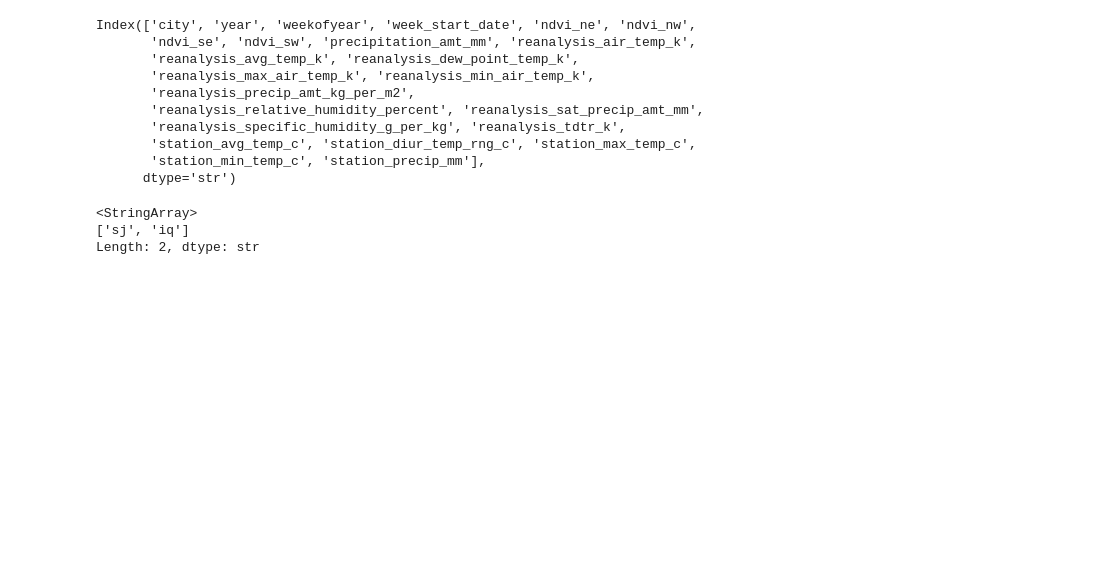
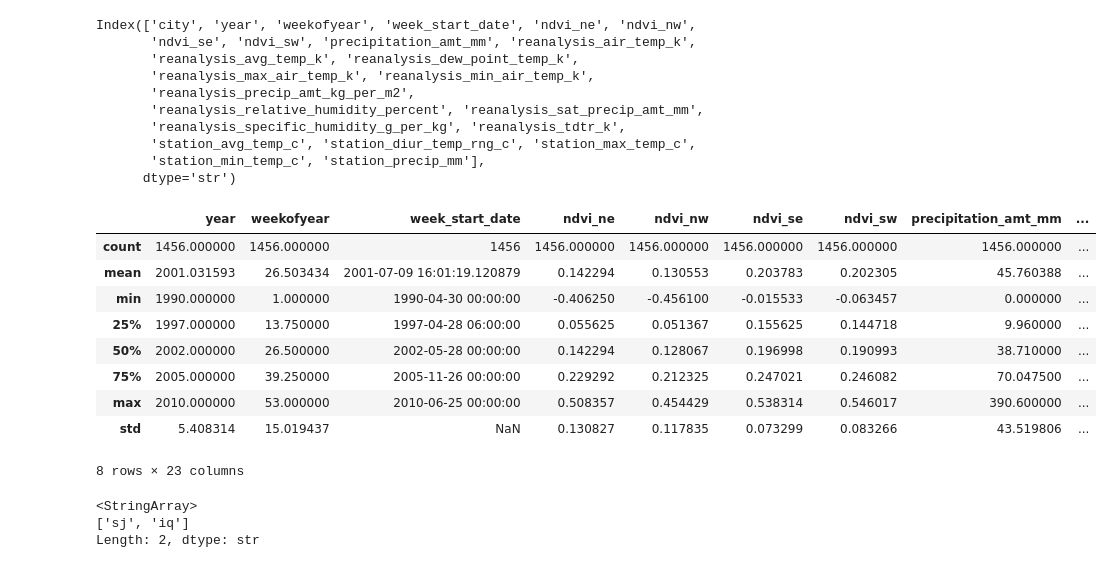
Before and after one commit to LP-cpu1113/dengu_prediction, a Jupyter notebook: test_lp.ipynb, the cells around one changed output. Saved outputs shown, nothing was run; the diff lists cells and outputs as text; code cells hidden in the pictures; blank space fills up the shorter version.

```diff
--- a/test_lp.ipynb
+++ b/test_lp.ipynb
@@ -123,3 +124,16 @@ df[cols] = df[cols].fillna(df[cols].mean)
+# %%
+df.describe()
+# %% [output]
+|  | year | weekofyear | week_start_date | ndvi_ne | ndvi_nw | ndvi_se | ndvi_sw | precipitation_amt_mm | ... |
+| count | 1456.000000 | 1456.000000 | 1456 | 1456.000000 | 1456.000000 | 1456.000000 | 1456.000000 | 1456.000000 | ... |
+| mean | 2001.031593 | 26.503434 | 2001-07-09 16:01:19.120879 | 0.142294 | 0.130553 | 0.203783 | 0.202305 | 45.760388 | ... |
+| min | 1990.000000 | 1.000000 | 1990-04-30 00:00:00 | -0.406250 | -0.456100 | -0.015533 | -0.063457 | 0.000000 | ... |
+| 25% | 1997.000000 | 13.750000 | 1997-04-28 06:00:00 | 0.055625 | 0.051367 | 0.155625 | 0.144718 | 9.960000 | ... |
+| 50% | 2002.000000 | 26.500000 | 2002-05-28 00:00:00 | 0.142294 | 0.128067 | 0.196998 | 0.190993 | 38.710000 | ... |
+| 75% | 2005.000000 | 39.250000 | 2005-11-26 00:00:00 | 0.229292 | 0.212325 | 0.247021 | 0.246082 | 70.047500 | ... |
+| max | 2010.000000 | 53.000000 | 2010-06-25 00:00:00 | 0.508357 | 0.454429 | 0.538314 | 0.546017 | 390.600000 | ... |
+| std | 5.408314 | 15.019437 | NaN | 0.130827 | 0.117835 | 0.073299 | 0.083266 | 43.519806 | ... |
+8 rows × 23 columns
 # %%
 df['city'].unique()
 # %% [output]
```
Also changed, not shown: parts of 2 cells of this notebook.
